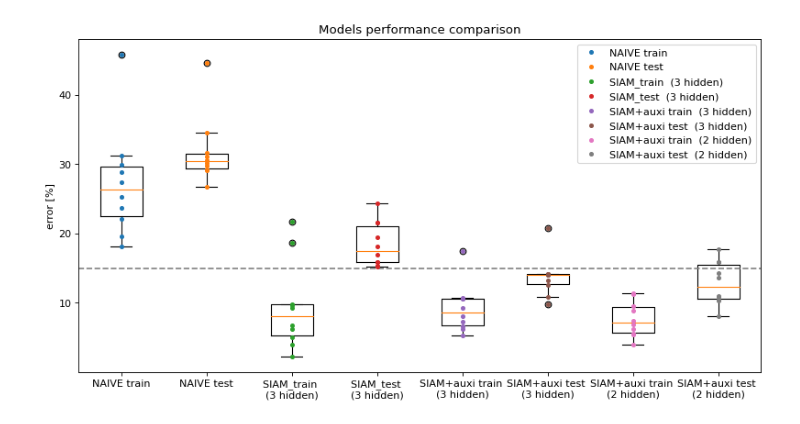
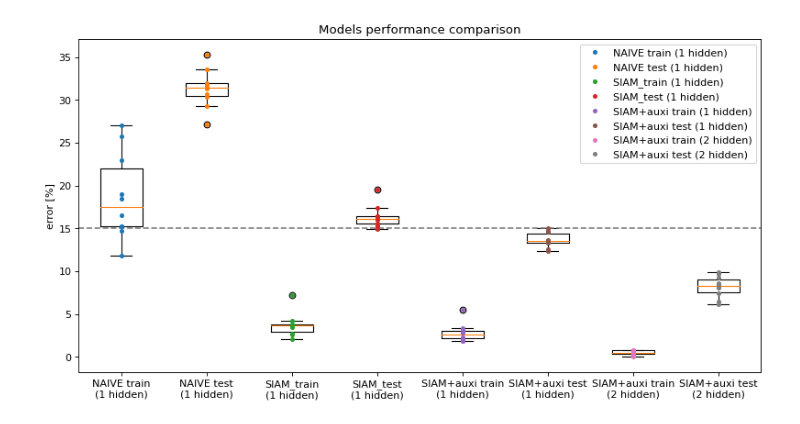
Before and after one commit to valentinoli/deep-learning-project-1, a Jupyter notebook: project_1.ipynb, the cells around one changed output. Drawn from its saved outputs; the diff is of its cells as text; code cells hidden in the pictures.

Commit message:
reduced number of hidden layer, removed a softmax

```diff
--- a/project_1.ipynb
+++ b/project_1.ipynb
@@ -138,13 +148,12 @@ def compute_nb_errors(model, input_, target_, mini_batch_size):
 
     return nb_error
 # %%
-learn_rates = np.logspace(-3, -1,10)
-lambdas = np.logspace(-3, 0,20)
+learn_rates = np.logspace(-4, -1,15)
 train_error = []
 test_error = []
 lbd = 0.23
 for lr in learn_rates:
-    Siamese = SharedWeight(2)
+    Siamese = SharedWeight(1)
     train_input, train_target, train_classes, \
     test_input, test_target, test_classes = \
     prologue.generate_pair_sets(N)
@@ -170,12 +179,11 @@ learn_rates[np.argmin(test_error)]
 # %%
-learn_rates = np.logspace(-5, -1,20)
 lambdas = np.logspace(-2, 0,20)
 losses_train = []
 train_error = []
 test_error = []
 lbd = 0.1
 for lbd in lambdas:
-    Siamese = SharedWeight()
+    Siamese = SharedWeight(1)
     train_input, train_target, train_classes, \
     test_input, test_target, test_classes = \
     prologue.generate_pair_sets(N)
@@ -213,15 +218,15 @@ for i in range(10):
     test_input, test_target, test_classes = \
     prologue.generate_pair_sets(N)
 
-    NaiveCN = NaiveCNN()
-    Siamese = SharedWeight(3)
-    Siamese_auxi = SharedWeight(3)
+    NaiveCN = NaiveCNN(1)
+    Siamese = SharedWeight(1)
+    Siamese_auxi = SharedWeight(1)
     Siamese_auxi_5 = SharedWeight(2)
 
-    train_model(NaiveCN, train_input, train_target, learn_rate_= 2.3e-2, lambda_=0, mini_batch_size=mini_batch_size, nb_epochs = 25)
-    train_model(Siamese, train_input, train_target, learn_rate_= 2.1e-2, lambda_=0, mini_batch_size=mini_batch_size, nb_epochs = 25)
-    train_model(Siamese_auxi, train_input, train_target, train_classes, learn_rate_= 2.1e-2, lambda_=0.23, mini_batch_size=mini_batch_size, nb_epochs = 25)
-    train_model(Siamese_auxi_5, train_input, train_target, train_classes, learn_rate_= 2.1e-2, lambda_=0.23, mini_batch_size=mini_batch_size, nb_epochs = 25)
+    train_model(NaiveCN, train_input, train_target, learn_rate_= 1.6e-3, lambda_=0, mini_batch_size=mini_batch_size, nb_epochs = 25)
+    train_model(Siamese, train_input, train_target, learn_rate_= 1.6e-3, lambda_=0, mini_batch_size=mini_batch_size, nb_epochs = 25)
+    train_model(Siamese_auxi, train_input, train_target, train_classes, learn_rate_= 3.1e-3, lambda_=0.23, mini_batch_size=mini_batch_size, nb_epochs = 25)
+    train_model(Siamese_auxi_5, train_input, train_target, train_classes, learn_rate_= 1.2e-2, lambda_=0.23, mini_batch_size=mini_batch_size, nb_epochs = 25)
 
     SIAM_auxi_5_train_error.append(compute_nb_errors(Siamese_auxi_5, train_input, train_target, mini_batch_size))
     SIAM_auxi_5_test_error.append(compute_nb_errors(Siamese_auxi_5, test_input, test_target, mini_batch_size))
@@ -234,36 +239,36 @@ for i in range(10):
 # %%
 fig = plt.figure(figsize=(12, 6), dpi=80)
 vals =[np.array(NAIVE_train_error)/10,
        np.array(NAIVE_test_error)/10,
        np.array(SIAM_train_error)/10,
        np.array(SIAM_test_error)/10,
        np.array(SIAM_auxi_train_error)/10,
        np.array(SIAM_auxi_test_error)/10,
        np.array(SIAM_auxi_5_train_error)/10,
        np.array(SIAM_auxi_5_test_error)/10
       ]
-labels= ["NAIVE train",
-         "NAIVE test",
-         "SIAM_train \n(3 hidden)",
-         "SIAM_test \n(3 hidden)",
-         "SIAM+auxi train \n(3 hidden)",
-         "SIAM+auxi test \n(3 hidden)",
-         "SIAM+auxi train \n(2 hidden)",
-         "SIAM+auxi test \n(2 hidden)"
+labels= ["NAIVE train\n(1 hidden)",
+         "NAIVE test\n(1 hidden)",
+         "SIAM_train\n(1 hidden)",
+         "SIAM_test\n(1 hidden)",
+         "SIAM+auxi train\n(1 hidden)",
+         "SIAM+auxi test\n(1 hidden)",
+         "SIAM+auxi train\n(2 hidden)",
+         "SIAM+auxi test\n(2 hidden)"
         ]
 
 plt.boxplot(vals, labels=labels, zorder=1)
 for i in range(len(vals)):
     plt.plot([i+1]*10,vals[i],".", markersize=7, label=labels[i].replace('\n', ' '))
 plt.hlines(15, xmin=0.5, xmax=8.5, ls='--', color='gray')
 plt.title("Models performance comparison")
 plt.ylabel("error [%]")
 plt.legend()
 plt.show()
 
-fig.savefig("models_error_boxplot.pdf")
+fig.savefig("models_error_boxplot_2.pdf")
 # %% [output]
-[figure, old version]
+[figure, new version]
 # %%
 sum(p.numel() for p in Siamese_auxi_5.parameters() if p.requires_grad)
 # %% [output]
```
Also changed, not shown: parts of 13 cells of this notebook.
